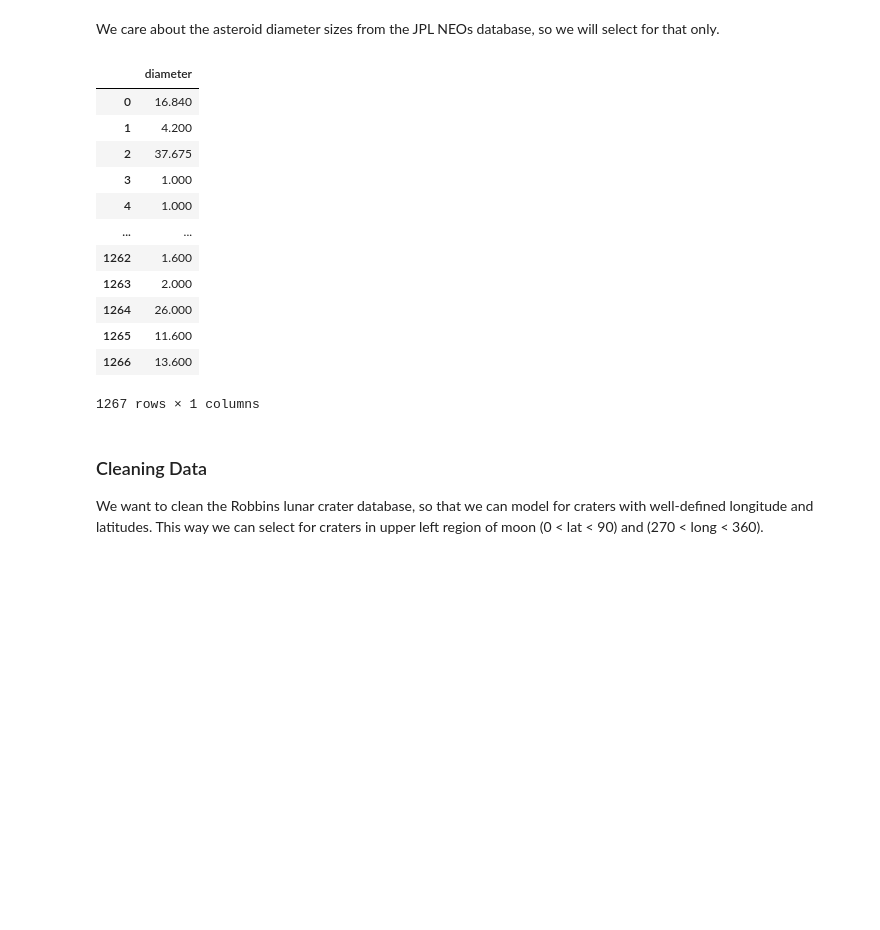
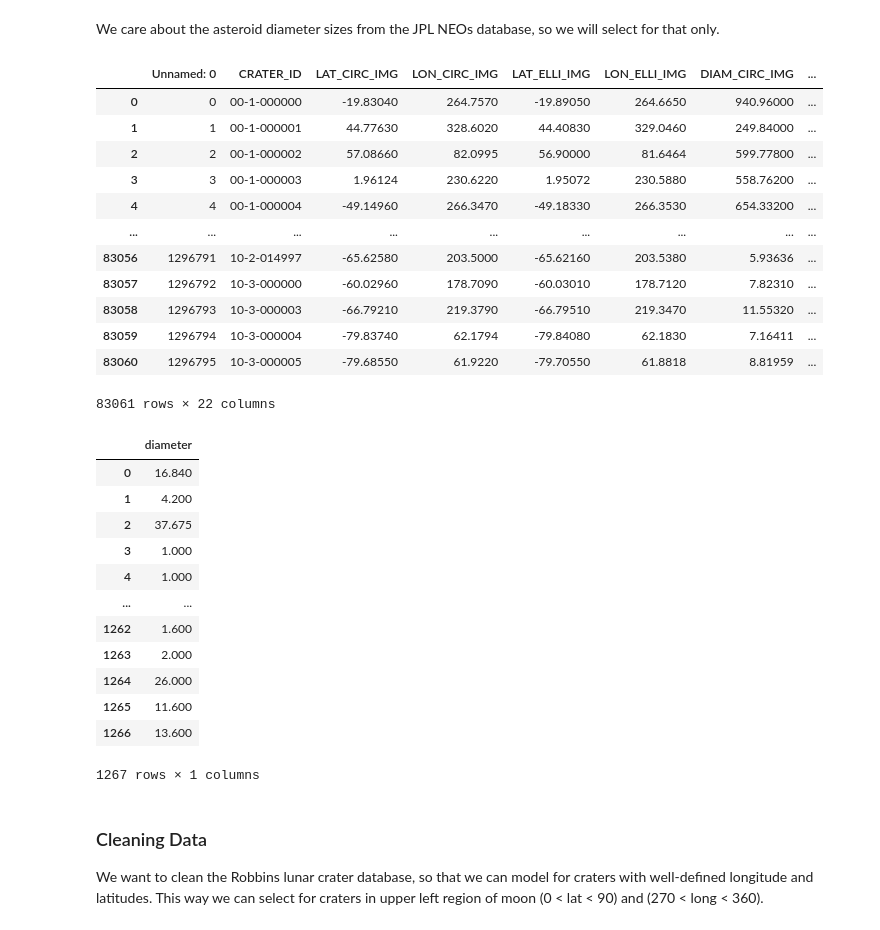
Before and after one commit to n-j-l-b/astrostats_final, a Jupyter notebook: Crater_to_Asteroid_model.ipynb, the cells around one changed output. Drawn from its saved outputs; the diff is of its cells as text; code cells hidden in the pictures; blank space fills up the shorter version.

```diff
--- a/Crater_to_Asteroid_model.ipynb
+++ b/Crater_to_Asteroid_model.ipynb
@@ -16,25 +16,39 @@ asteroids = pd.read_csv('032822_NEOs_defined_diameters.csv', sep=',')
 # %% [markdown]
 We care about the asteroid diameter sizes from the JPL NEOs database, so we will select for that only.
 # %%
+display(craters)
+
 display(asteroids[["diameter"]])
 
 a_diams = asteroids.loc[:,"diameter"]
 a_diams = a_diams.to_numpy()
-# we should do more analysis on the limitations of this database, and bias selection effects
 # %% [output]
-|  | diameter |
-| 0 | 16.840 |
-| 1 | 4.200 |
-| 2 | 37.675 |
-| 3 | 1.000 |
-| 4 | 1.000 |
-| ... | ... |
-| 1262 | 1.600 |
-| 1263 | 2.000 |
-| 1264 | 26.000 |
-| 1265 | 11.600 |
-| 1266 | 13.600 |
+|  | Unnamed: 0 | CRATER_ID | LAT_CIRC_IMG | LON_CIRC_IMG | LAT_ELLI_IMG | LON_ELLI_IMG | DIAM_CIRC_IMG | ... |
+| 0 | 0 | 00-1-000000 | -19.83040 | 264.7570 | -19.89050 | 264.6650 | 940.96000 | ... |
+| 1 | 1 | 00-1-000001 | 44.77630 | 328.6020 | 44.40830 | 329.0460 | 249.84000 | ... |
+| 2 | 2 | 00-1-000002 | 57.08660 | 82.0995 | 56.90000 | 81.6464 | 599.77800 | ... |
+| 3 | 3 | 00-1-000003 | 1.96124 | 230.6220 | 1.95072 | 230.5880 | 558.76200 | ... |
+| 4 | 4 | 00-1-000004 | -49.14960 | 266.3470 | -49.18330 | 266.3530 | 654.33200 | ... |
+| ... | ... | ... | ... | ... | ... | ... | ... | ... |
+| 83056 | 1296791 | 10-2-014997 | -65.62580 | 203.5000 | -65.62160 | 203.5380 | 5.93636 | ... |
+| 83057 | 1296792 | 10-3-000000 | -60.02960 | 178.7090 | -60.03010 | 178.7120 | 7.82310 | ... |
+| 83058 | 1296793 | 10-3-000003 | -66.79210 | 219.3790 | -66.79510 | 219.3470 | 11.55320 | ... |
+| 83059 | 1296794 | 10-3-000004 | -79.83740 | 62.1794 | -79.84080 | 62.1830 | 7.16411 | ... |
+| 83060 | 1296795 | 10-3-000005 | -79.68550 | 61.9220 | -79.70550 | 61.8818 | 8.81959 | ... |
-1267 rows × 1 columns
+83061 rows × 22 columns
+|  | diameter |
+| 0 | 16.840 |
+| 1 | 4.200 |
+| 2 | 37.675 |
+| 3 | 1.000 |
+| 4 | 1.000 |
+| ... | ... |
+| 1262 | 1.600 |
+| 1263 | 2.000 |
+| 1264 | 26.000 |
+| 1265 | 11.600 |
+| 1266 | 13.600 |
+1267 rows × 1 columns
 # %% [markdown]
 ### Cleaning Data
 We want to clean the Robbins lunar crater database, so that we can model for craters with well-defined longitude and latitudes. This way we can select for craters in upper left region of moon (0 < lat < 90) and (270 < long < 360).
```
Also changed, not shown: parts of 8 cells of this notebook, 1 other file.
